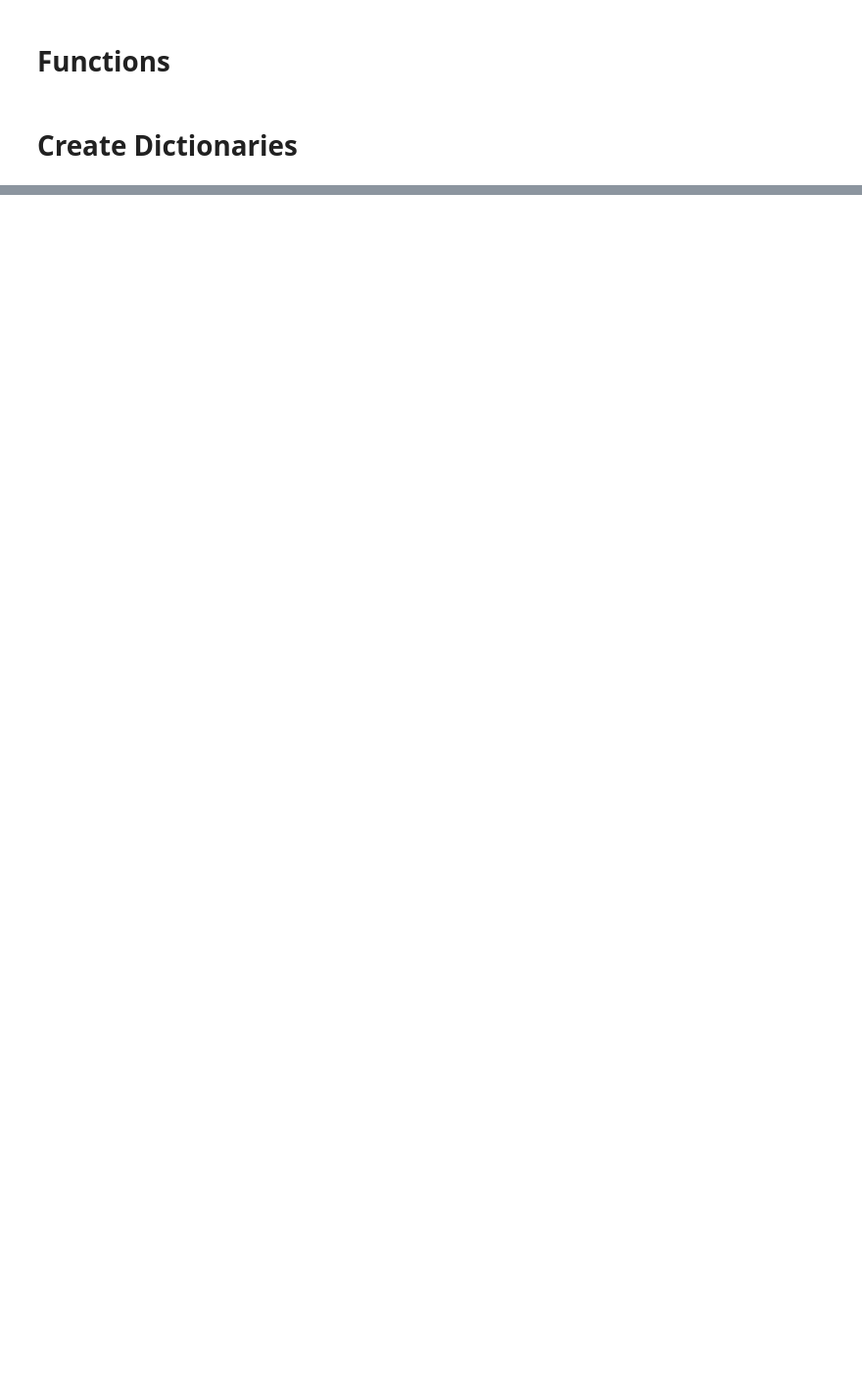
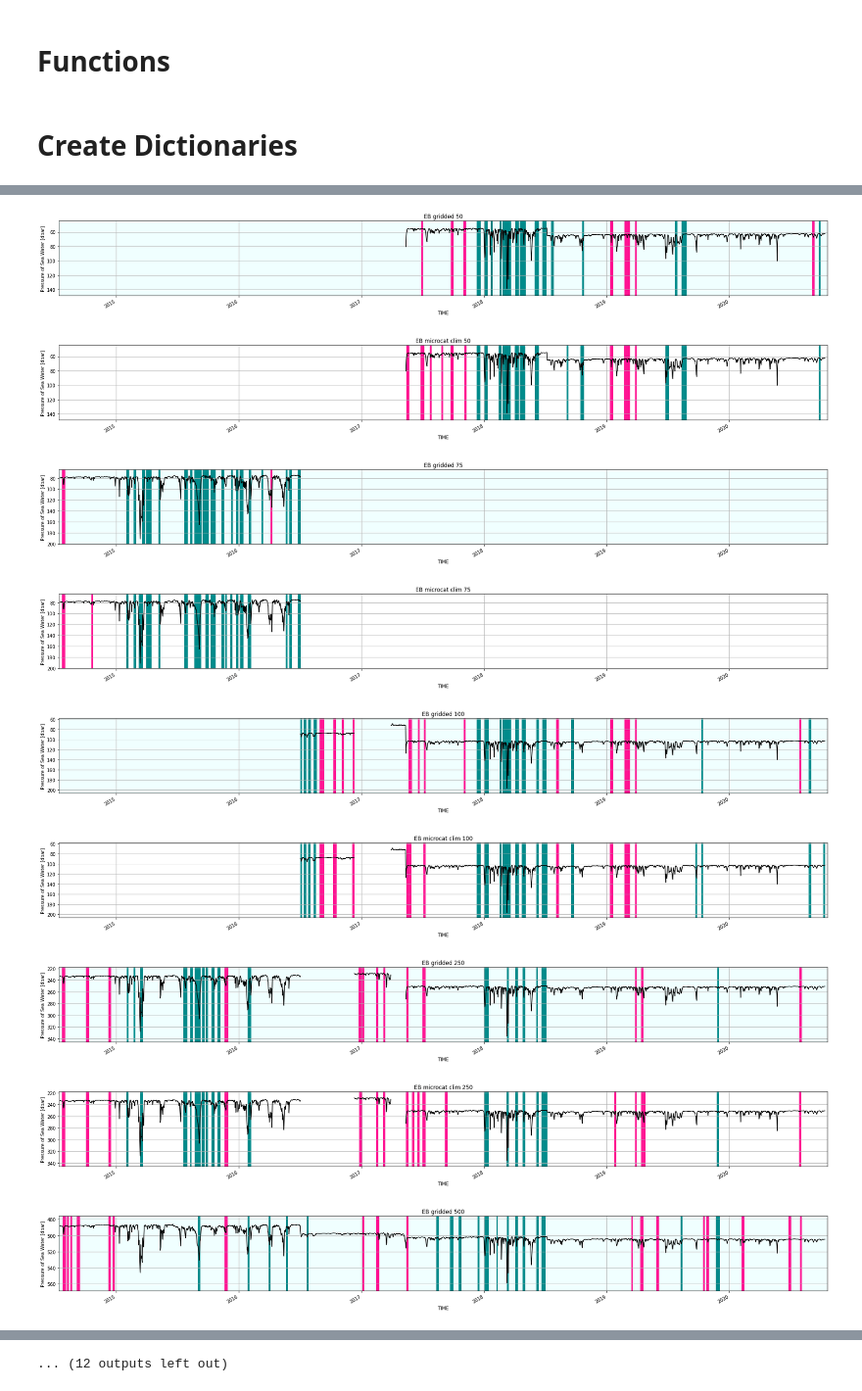
Before and after one commit to Marie-Louise-Korte/Rockall_Trough_MHW, a Jupyter notebook: RT_compare.ipynb, the cells around one changed output, grey strips where cells are left out. Shown at 98% size. Cells and saved outputs as stored; diff of their text form; code cells hidden in the pictures; blank space fills up the shorter version.

```diff
--- a/RT_compare.ipynb
+++ b/RT_compare.ipynb
@@ -190,8 +193,8 @@ def OV_stacked_events(dict, n):
 # %% [markdown]
 # Create Dictionaries
 # %%
-EB_grid = DICT_func(ds1D.TG_EAST_C, depth_EB)
-#WB_grid = DICT_func(ds1D.TG_WEST_C, depth_WB)
+EB_grid = DICT_func(ds_ebg.TG_EAST_C, depth_EB)
+WB_grid = DICT_func(ds_wbg.TG_WEST_C, depth_WB)
 
 EB_mcat = DICT_func(ds_eb.temp, depth_EB)
 WB_mcat = DICT_func(ds_wb.temp, depth_WB)
@@ -228,0 +237,23 @@ EB_grid['clim_cold']['100'] = clim_cold_alt
+# %%
+for i,n in enumerate(depth_EB):
+    OV_stacked_events(EB_grid, n)
+    ds_eb.pres.sel(DEPTH=n).plot.line(x='TIME', color='k')
+    plt.ylim(ds_eb.pres.sel(DEPTH=n).max()+10, ds_eb.pres.sel(DEPTH=n).min()-10)
+    plt.title(f'EB gridded {n}')
+    ax = plt.axes()
+    ax.set_facecolor("#F0FFFF")
+
+    OV_stacked_events(EB_mcat, n)
+    ds_eb.pres.sel(DEPTH=n).plot.line(x='TIME', color='k')
+    plt.ylim(ds_eb.pres.sel(DEPTH=n).max()+10, ds_eb.pres.sel(DEPTH=n).min()-10)
+    plt.title(f'EB microcat clim {n}')
+# %% [output]
+[figure, added]
+[figure, added]
+[figure, added]
+[figure, added]
+[figure, added]
+[figure, added]
+[figure, added]
+[figure, added]
+[figure, added]
@@ -228,0 +263 @@ EB_grid['clim_cold']['100'] = clim_cold_alt
+... (12 outputs left out)
```
Also changed, not shown: parts of 11 cells of this notebook.
